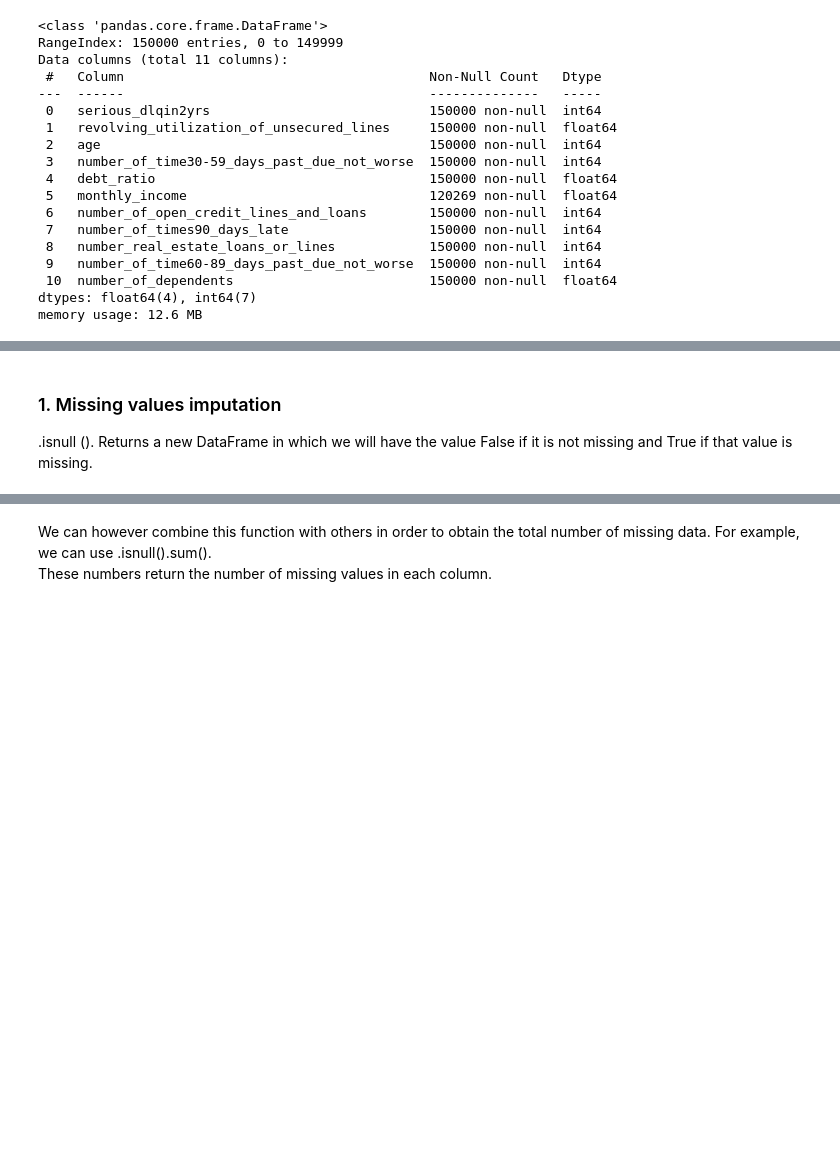
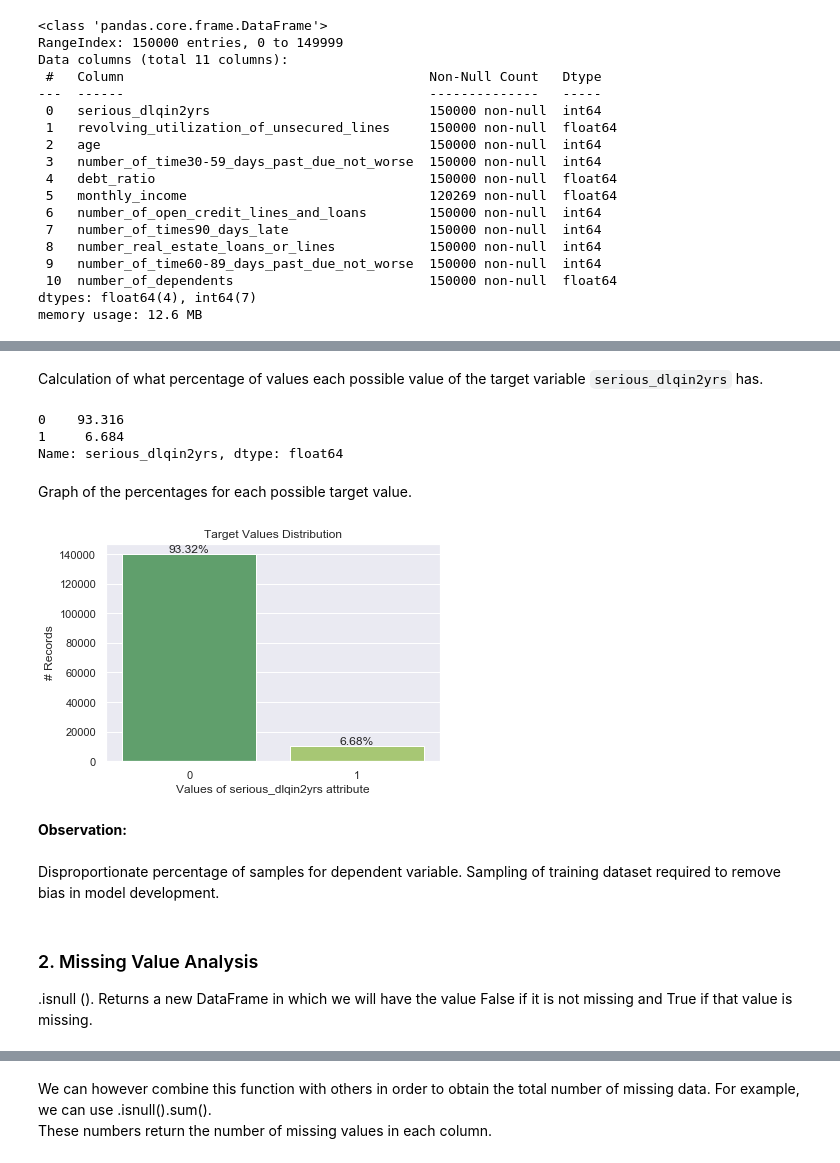
Before and after one commit to yaninaiberra/Fligoo_EDA, a Jupyter notebook: Fligoo_TechInterview_Credit.ipynb, the cells around one changed output, grey strips where cells are left out. Cells and saved outputs as stored; diff of their text form; code cells hidden in the pictures; blank space fills up the shorter version.

Commit message:
Update Fligoo_TechInterview_Credit.ipynb
Check some models.

```diff
--- a/Fligoo_TechInterview_Credit.ipynb
+++ b/Fligoo_TechInterview_Credit.ipynb
@@ -217,5 +269,35 @@ memory usage: 12.6 MB
+# %% [markdown]
+Calculation of what percentage of values each possible value of the target variable `serious_dlqin2yrs` has.
+# %%
+target_len = len(borrowers['serious_dlqin2yrs'])
+percentage_var = (borrowers['serious_dlqin2yrs'].value_counts()/total_len)*100
+percentage_var
+# %% [output]
+0    93.316
+1     6.684
+Name: serious_dlqin2yrs, dtype: float64
+# %% [markdown]
+Graph of the percentages for each possible target value.
+# %%
+sns.set()
+sns.countplot(borrowers.serious_dlqin2yrs, palette='summer').set_title('Target Values Distribution')
+ax = plt.gca()
+for p in ax.patches:
+    height = p.get_height()
+    ax.text(p.get_x() + p.get_width()/2.,
+            height + 2,
+            '{:.2f}%'.format(100*(height/target_len)),
+            fontsize=12, ha='center', va='bottom')
+ax.set_xlabel("Values of serious_dlqin2yrs attribute")
+ax.set_ylabel("# Records")
+plt.show()
+# %% [output]
+[figure, added]
+# %% [markdown]
+**Observation:** <br><br>
+Disproportionate percentage of samples for dependent variable. Sampling of training dataset required to remove bias in model development.
 # %% [markdown]
-### 1. Missing values imputation <br>
+### 2. Missing Value Analysis <br>
 .isnull (). Returns a new DataFrame in which we will have the value False if it is not missing and True if that value is missing.
 # %%
 borrowers.isnull()
```
Also changed, not shown: parts of 102 cells of this notebook.
